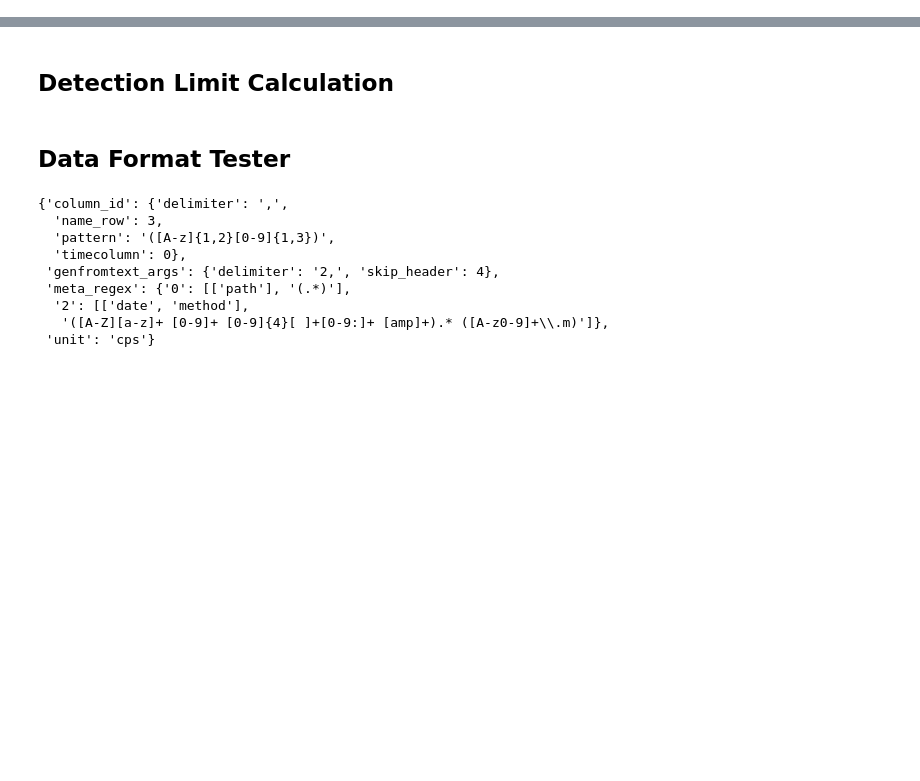
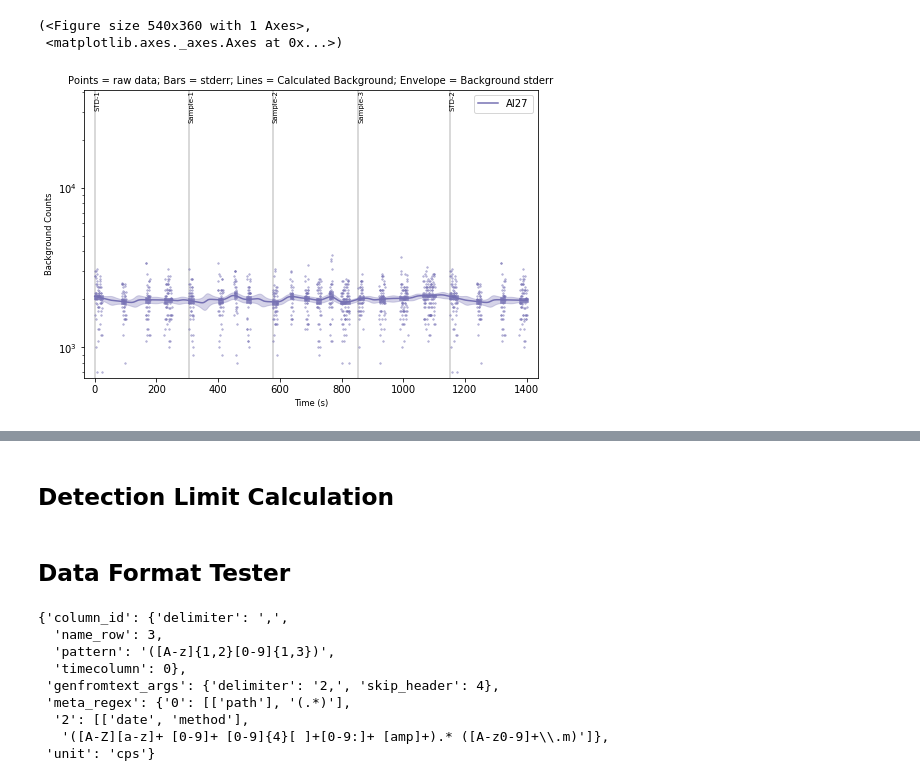
Before and after one commit to oscarbranson/latools, a Jupyter notebook: dev.ipynb, the cells around one changed output, grey strips where cells are left out. Saved outputs shown, nothing was run; the diff lists cells and outputs as text; code cells hidden in the pictures; blank space fills up the shorter version.

```diff
--- a/dev.ipynb
+++ b/dev.ipynb
@@ -286,0 +60,6 @@ from scipy import odr
+# %%
+d.bkg_plot('Al27')
+# %% [output]
+(<Figure size 540x360 with 1 Axes>,
+ <matplotlib.axes._axes.Axes at 0x...>)
+[figure, added]
```
Also changed, not shown: parts of 55 cells of this notebook.
